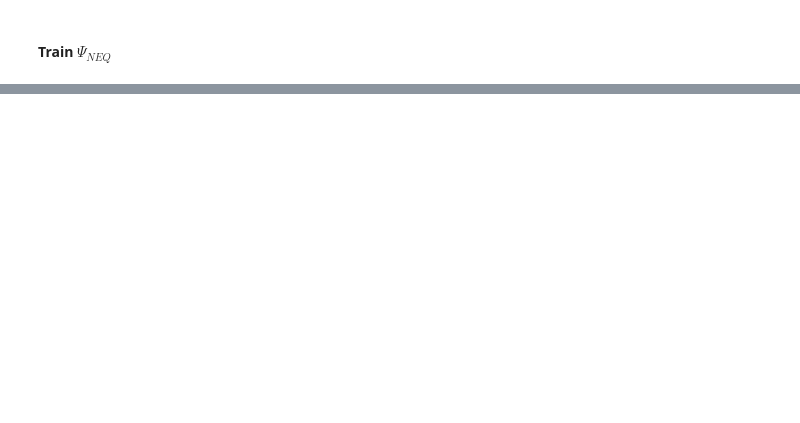
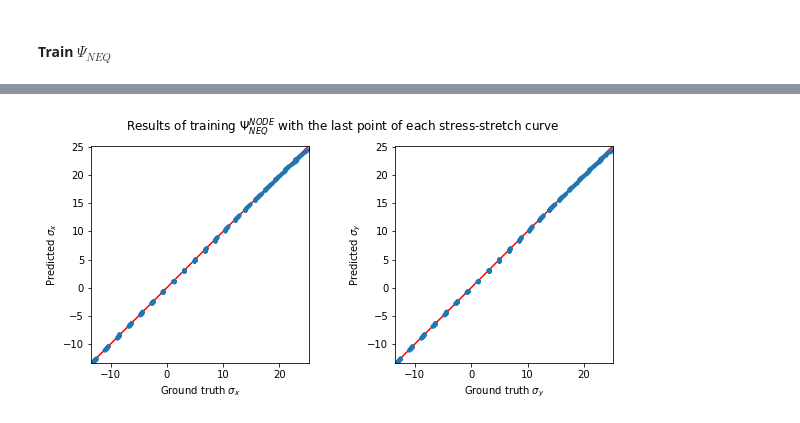
Before and after one commit to VatsalSy/nvisco, a Jupyter notebook: train_Psi.ipynb, the cells around one changed output, grey strips where cells are left out. Saved outputs shown, nothing was run; the diff lists cells and outputs as text; code cells hidden in the pictures; blank space fills up the shorter version.

```diff
--- a/train_Psi.ipynb
+++ b/train_Psi.ipynb
@@ -124,13 +204,16 @@ def sigma_NEQ_gov(lm1, lm2, lm3):
     sigma22 = 0
     sigma33 = 0
     for i in range(3):
-        sigma11+= mu_m[i]*lm1**(alpha_m[i])
-        sigma22+= mu_m[i]*lm2**(alpha_m[i])
-        sigma33+= mu_m[i]*lm3**(alpha_m[i])
+        sigma11+= mu_m[i]*lm1**(alpha_m[i]-1)
+        sigma22+= mu_m[i]*lm2**(alpha_m[i]-1)
+        sigma33+= mu_m[i]*lm3**(alpha_m[i]-1)
     sigma = np.array([[sigma11, 0, 0],
                       [0, sigma22, 0],
                       [0, 0, sigma33]])
     sigma = sigma/J
+
+    p = 1/3*(sigma11 + sigma22 + sigma33)
+    sigma = sigma - p
 
     sigma_vol = K_m/2*(J**2-1)*np.eye(3)
     sigma = sigma + sigma_vol
@@ -139,7 +222,7 @@ sigma_NEQ_vmap = vmap(sigma_NEQ_gov, in_axes=(0,0,0), out_axes=0)
 
 sigma_gt = sigma_NEQ_vmap(lm1, lm2, lm3)
 # %%
-opt_init, opt_update, get_params = optimizers.adam(2.e-5)
+opt_init, opt_update, get_params = optimizers.adam(1.e-4)
 opt_state = opt_init(params)
 params_Psi_neq, train_loss, val_loss = train(loss, lmb, sigma_gt, opt_state, key, nIter = 100000, batch_size = 10)
 with open('saved/Psi_neq_params.npy', 'wb') as f:
@@ -147,16 +241,18 @@ with open('saved/Psi_neq_params.npy', 'wb') as f:
 # %%
-sigma_pr = sigma_split_vmap(lm1, lm2, lm3, params)
+sigma_pr = sigma_split_vmap(lm1, lm2, lm3, params_Psi_neq)
 xmin,xmax = np.min(sigma_gt[:,0,0]), np.max(sigma_gt[:,0,0])
 ymin,ymax = np.min(sigma_gt[:,1,1]), np.max(sigma_gt[:,1,1])
 zmin,zmax = np.min(sigma_gt[:,2,2]), np.max(sigma_gt[:,2,2])
 
 fig,ax = plt.subplots(1,2, figsize=[10,4])
 ax[0].plot([xmin, xmax], [xmin, xmax], 'r-')
 ax[0].plot(sigma_gt[:,0,0],sigma_pr[:,0,0],'.')
 ax[1].plot([ymin, ymax], [ymin, ymax], 'r-')
 ax[1].plot(sigma_gt[:,1,1],sigma_pr[:,1,1],'.')
 
 fig.suptitle(r"Results of training $\Psi_{NEQ}^{NODE}$ with the last point of each stress-stretch curve")
 ax[0].set(xlabel="Ground truth $\sigma_x$", ylabel='Predicted $\sigma_x$', aspect='equal', xlim=[xmin, xmax], ylim=[xmin, xmax])
 ax[1].set(xlabel="Ground truth $\sigma_y$", ylabel='Predicted $\sigma_y$', aspect='equal', xlim=[ymin, ymax], ylim=[ymin, ymax])
 fig.savefig('figs/train_Psi_neq.jpg')
+# %% [output]
+[figure, added]
```
Also changed, not shown: parts of 5 cells of this notebook, 7 other files.
